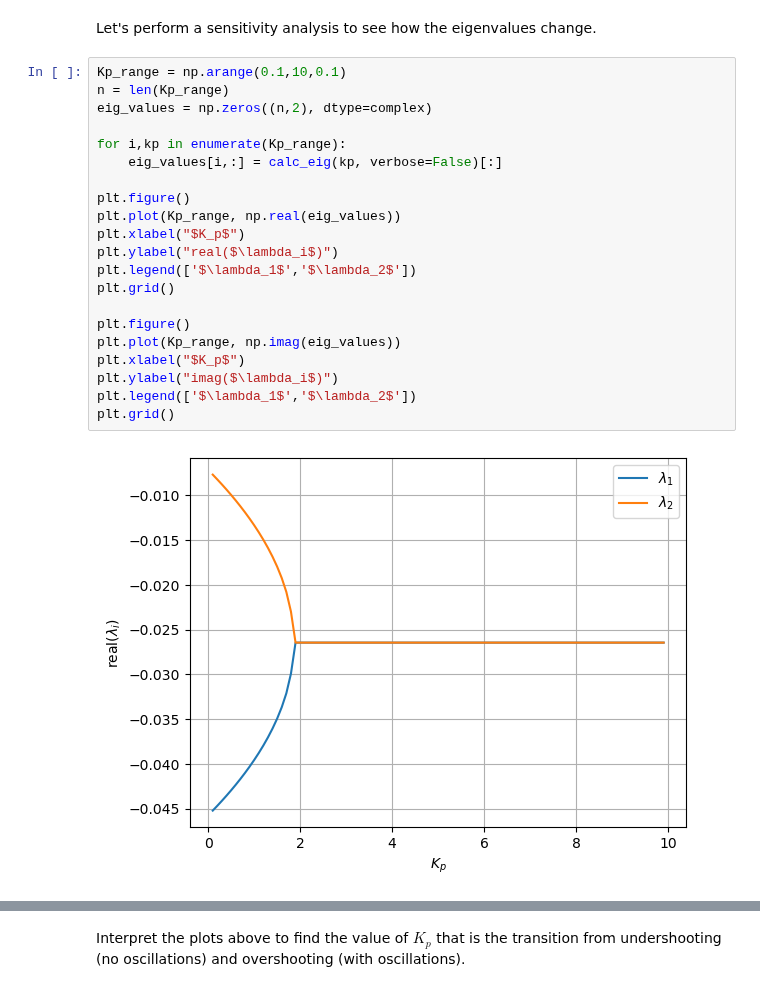
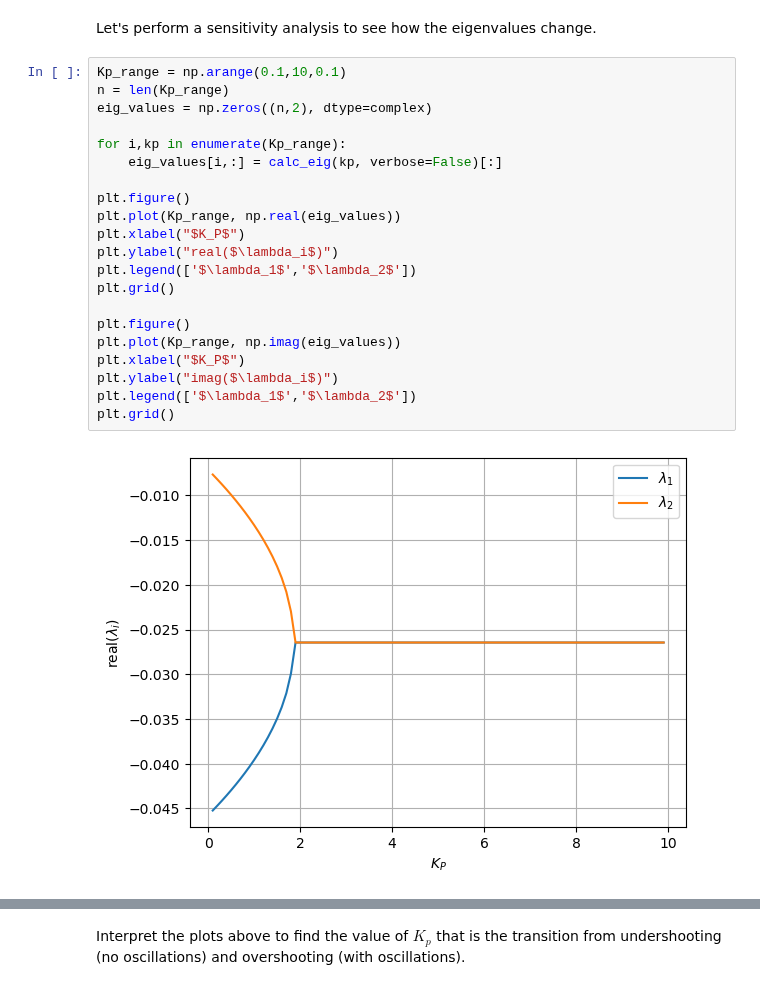
Before and after one commit to jckantor/cbe30338-book, a Jupyter notebook: notebooks/03.08-P-Controller-Analysis.ipynb, the cells around one changed output, grey strips where cells are left out. Saved outputs shown, nothing was run; the diff lists cells and outputs as text.

```diff
--- a/notebooks/03.08-P-Controller-Analysis.ipynb
+++ b/notebooks/03.08-P-Controller-Analysis.ipynb
@@ -280,26 +288,26 @@ Let's perform a sensitivity analysis to see how the eigenvalues change.
 # %%
 Kp_range = np.arange(0.1,10,0.1)
 n = len(Kp_range)
 eig_values = np.zeros((n,2), dtype=complex)
 
 for i,kp in enumerate(Kp_range):
     eig_values[i,:] = calc_eig(kp, verbose=False)[:]
 
 plt.figure()
 plt.plot(Kp_range, np.real(eig_values))
-plt.xlabel("$K_p$")
+plt.xlabel("$K_P$")
 plt.ylabel("real($\lambda_i$)")
 plt.legend(['$\lambda_1$','$\lambda_2$'])
 plt.grid()
 
 plt.figure()
 plt.plot(Kp_range, np.imag(eig_values))
-plt.xlabel("$K_p$")
+plt.xlabel("$K_P$")
 plt.ylabel("imag($\lambda_i$)")
 plt.legend(['$\lambda_1$','$\lambda_2$'])
 plt.grid()
 # %% [output]
-[figure, old version]
+[figure, new version]
 [figure]
 # %% [markdown]
 Interpret the plots above to find the value of $K_p$ that is the transition from undershooting (no oscillations) and overshooting (with oscillations).
```
Also changed, not shown: parts of 27 cells of this notebook.
